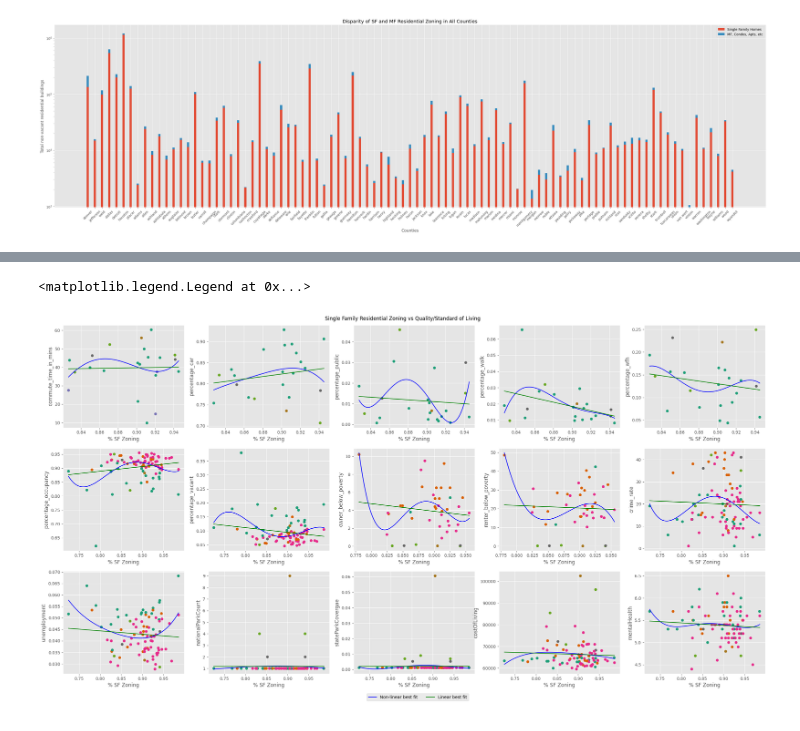
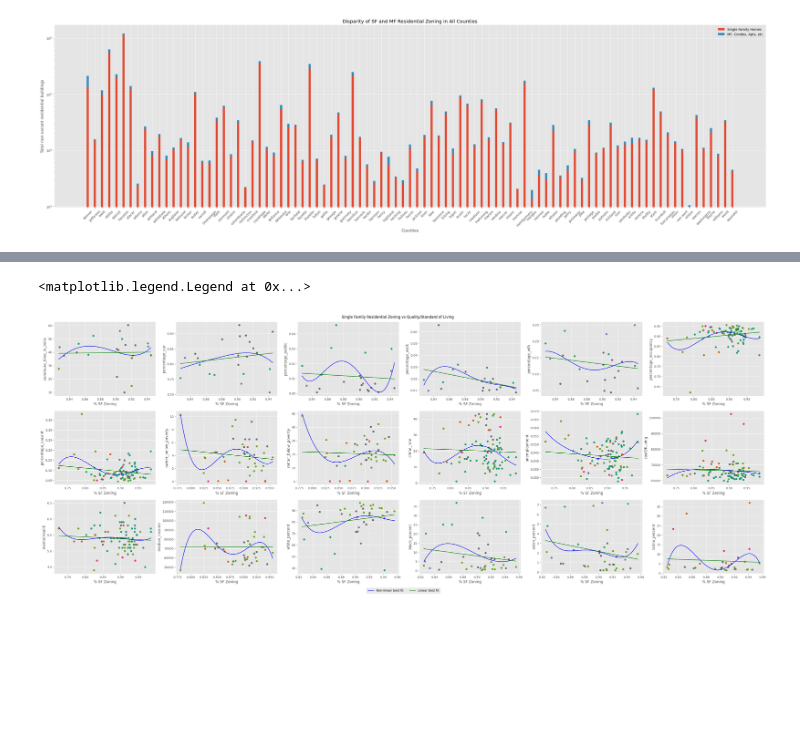
Before and after one commit to ashsProjects/Distributed_Analytics_of_US_Residential_Zoning, a Jupyter notebook: analysis.ipynb, the cells around one changed output, grey strips where cells are left out. Cells and saved outputs as stored; diff of their text form; code cells hidden in the pictures; blank space fills up the shorter version.

```diff
--- a/analysis.ipynb
+++ b/analysis.ipynb
@@ -61,3 +69,24 @@ with open('outputs/ohio/allQualitiesPlusHealth/part-00000', 'r') as file:
+# %%
+#median income for homeowners
+with open('outputs/ohio/financesByCounty/part-00000', 'r') as file:
+    for line in file:
+        county_name = line.split(',')[0][2:]
+        for i in range(len(county)):
+            if county_name == county[i]:
+                temp = line.split(',')[1][1:-3]
+                median_income[i] = 0.00 if temp == 'N' else float(temp)
+# %%
+#percentage of race of homeowners
+with open('outputs/ohio/racesByCounty/part-00000', 'r') as file:
+    for line in file:
+        county_name = line.split(',')[0][2:]
+        for i in range(len(county)):
+            if county_name == county[i]:
+                split = line.split(',')[1].split('\"')
+                white_percent[i] = 0.00 if split[1] == 'N' else float(split[1])
+                black_percent[i] = 0.00 if split[3] == 'N' else float(split[3])
+                asian_percent[i] = 0.00 if split[5] == 'N' else float(split[5])
+                latino_percent[i] = 0.00 if split[7] == 'N' else float(split[7])
 # %%
 #commute types
 with open('outputs/ohio/commuteTypesByCounty/part-00000', 'r') as file:
@@ -145,8 +174,8 @@ with open('outputs/ohio/relevantResidentialByCounty/part-00000', 'r') as file:
                 percent_multi[i] = m_percentage
 # %%
 #to ndarray and transpose
-all_values = np.array([county, state, all_residential, sf_residential, multi_residential, percent_residential, percent_multi, commute_time_in_mins, percentage_car, percentage_public, percentage_walk, percentage_wfh, percentage_occupancy, percentage_vacant, owner_below_poverty, renter_below_poverty, crime_rate, unemployment, nationalParkCount, stateParkCovergae, costOfLiving, mentalHealth])
-headers = ['county', 'state', 'all_residential', 'sf_residential', 'multi_residential', 'percent_residential', 'percent_multi', 'commute_time_in_mins', 'percentage_car', 'percentage_public', 'percentage_walk', 'percentage_wfh', 'percentage_occupancy', 'percentage_vacant', 'owner_below_poverty', 'renter_below_poverty', 'crime_rate', 'unemployment', 'nationalParkCount', 'stateParkCovergae', 'costOfLiving', 'mentalHealth']
+all_values = np.array([county, state, all_residential, sf_residential, multi_residential, percent_residential, percent_multi, commute_time_in_mins, percentage_car, percentage_public, percentage_walk, percentage_wfh, percentage_occupancy, percentage_vacant, owner_below_poverty, renter_below_poverty, crime_rate, unemployment, costOfLiving, mentalHealth, median_income, white_percent, black_percent, asian_percent, latino_percent])
+headers = ['county', 'state', 'all_residential', 'sf_residential', 'multi_residential', 'percent_residential', 'percent_multi', 'commute_time_in_mins', 'percentage_car', 'percentage_public', 'percentage_walk', 'percentage_wfh', 'percentage_occupancy', 'percentage_vacant', 'owner_below_poverty', 'renter_below_poverty', 'crime_rate', 'unemployment', 'costOfLiving', 'mentalHealth', 'median_income', 'white_percent', 'black_percent', 'asian_percent', 'latino_percent']
 df = pd.DataFrame(all_values.T, columns=headers)
 # %%
 crime_rate_parts = df['crime_rate'].str.split('/', expand=True)
@@ -204,7 +233,7 @@ Top 5 counties with the highest multi family/purpose residential zoning:
 # %%
 summary = []
 
-for i in range(2, 22):
+for i in range(2, 25):
     desc = df[df.iloc[:, i].astype('float64') != 0.0].iloc[:, i].astype('float64').describe()
     summary.append([desc.name, desc[0], desc[1], desc[2], desc[3], desc[4], desc[5], desc[6], desc[7]])
 
@@ -290,24 +319,24 @@ sf_df = df[df['percent_residential'].astype('float64') > 0.70]
 multi_df = df[df['percent_multi'].astype('float64') < 0.35]
 # %%
 #finding correlation between percentage of single family residential and features
-plt.figure(figsize=(30, 15))
-for i in range(7, 22):
-    plt.subplot(3, 5, i-6)
+plt.figure(figsize=(42, 15))
+for i in range(7, 25):
+    plt.subplot(3, 6, i-6)
 
     mask = (sf_df[sf_df.columns[i]].astype('float64') == 0)
     x = sf_df['percent_residential'].values.astype('float64')[~mask]
     y = sf_df[sf_df.columns[i]].values.astype('float64')[~mask]
     plt.scatter(x, y, c=sf_df['cluster'].values[~mask], cmap="Dark2")
 
     X, Y, Y_lin = find_best_fit(x, y)
 
     plt.plot(X, Y, color='blue', label='Non-linear best fit')
     plt.plot(X, Y_lin, color='green', label='Linear best fit')
     plt.xlabel('% SF Zoning')
     plt.ylabel(headers[i])
     plt.suptitle('Single Family Residential Zoning vs Quality/Standard of Living', y=0.9)
 handles, labels = plt.gca().get_legend_handles_labels()
 plt.figlegend(handles, labels, loc=(0.45, 0.03), ncol=2)
 # %% [output]
 <matplotlib.legend.Legend at 0x...>
-[figure, old version]
+[figure, new version]
```
Also changed, not shown: parts of 6 cells of this notebook, 20 other files.
